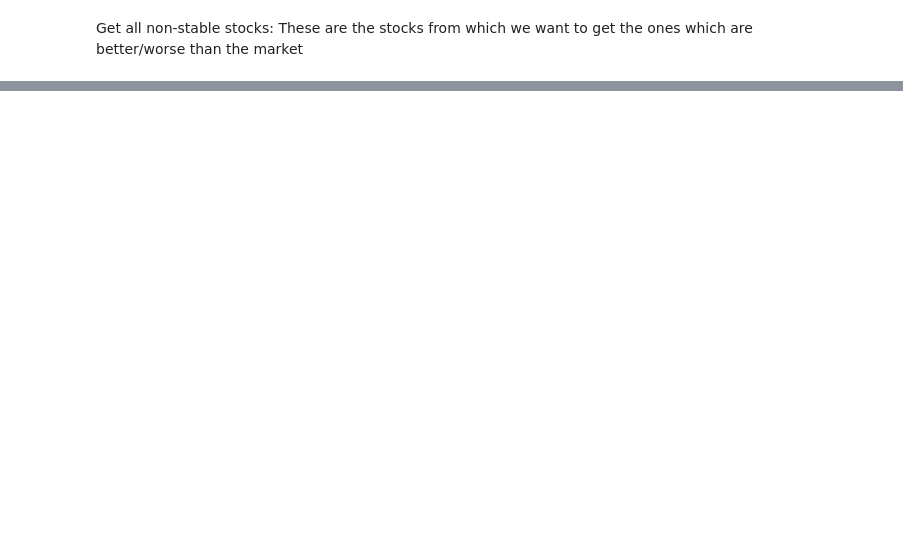
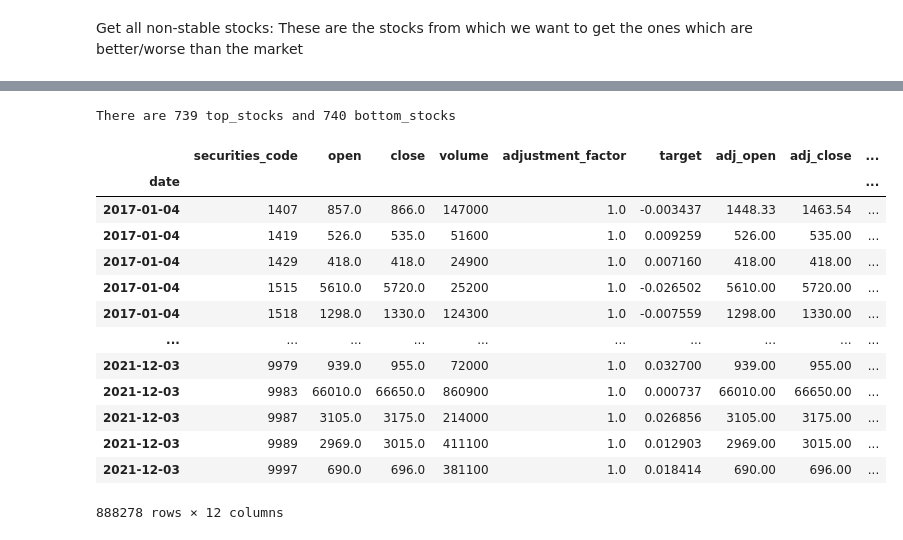
Before and after one commit to ofirnesher-nemodata/jpx-tokyo-stock-exchange-prediction, a Jupyter notebook: baseline.ipynb, the cells around one changed output, grey strips where cells are left out. Cells and saved outputs as stored; diff of their text form; code cells hidden in the pictures; blank space fills up the shorter version.

```diff
--- a/baseline.ipynb
+++ b/baseline.ipynb
@@ -119,2 +162,3 @@ std_df['std'].hist()
 # %%
-std_df.sort_values(by='std', inplace=True)
+statistics_df.sort_values(by='std', ascending=True, inplace=True)
+statistics_df
@@ -125,4 +183,4 @@ stable_stocks_df
 Get all non-stable stocks:
 These are the stocks from which we want to get the ones which are better/worse than the market
 # %%
-extreme_stocks = std_df[(NUMBER_OF_STABLE_STOCKS + 1):]
+extreme_stocks = statistics_df[(NUMBER_OF_STABLE_STOCKS + 1):]
@@ -129,3 +190,5 @@ extreme_stocks = std_df[(NUMBER_OF_STABLE_STOCKS + 1):]
 # %%
-top_df = extreme_stocks[extreme_stocks['mean'] > 0].sort_values(by=['std'])
-bottom_df = extreme_stocks[extreme_stocks['mean'] < 0].sort_values(by=['std'])
+top_stocks = extreme_stocks[extreme_stocks['mean'] > 0].sort_values(by=['std'], ascending=True).index.unique()
+bottom_stocks = extreme_stocks[extreme_stocks['mean'] < 0].sort_values(by=['std'], ascending=True).index.unique()
+top_stocks_df = all_stocks_df[all_stocks_df['securities_code'].isin(top_stocks)]
+bottom_stocks_df = all_stocks_df[all_stocks_df['securities_code'].isin(bottom_stocks)]
@@ -143,0 +195,21 @@ import sys
+# %%
+print(f'There are {len(top_stocks)} top_stocks and {len(bottom_stocks)} bottom_stocks')
+# %% [output]
+There are 739 top_stocks and 740 bottom_stocks
+# %%
+top_stocks_df
+# %% [output]
+|  | securities_code | open | close | volume | adjustment_factor | target | adj_open | adj_close | ... |
+| date |  |  |  |  |  |  |  |  | ... |
+| 2017-01-04 | 1407 | 857.0 | 866.0 | 147000 | 1.0 | -0.003437 | 1448.33 | 1463.54 | ... |
+| 2017-01-04 | 1419 | 526.0 | 535.0 | 51600 | 1.0 | 0.009259 | 526.00 | 535.00 | ... |
+| 2017-01-04 | 1429 | 418.0 | 418.0 | 24900 | 1.0 | 0.007160 | 418.00 | 418.00 | ... |
+| 2017-01-04 | 1515 | 5610.0 | 5720.0 | 25200 | 1.0 | -0.026502 | 5610.00 | 5720.00 | ... |
+| 2017-01-04 | 1518 | 1298.0 | 1330.0 | 124300 | 1.0 | -0.007559 | 1298.00 | 1330.00 | ... |
+| ... | ... | ... | ... | ... | ... | ... | ... | ... | ... |
+| 2021-12-03 | 9979 | 939.0 | 955.0 | 72000 | 1.0 | 0.032700 | 939.00 | 955.00 | ... |
+| 2021-12-03 | 9983 | 66010.0 | 66650.0 | 860900 | 1.0 | 0.000737 | 66010.00 | 66650.00 | ... |
+| 2021-12-03 | 9987 | 3105.0 | 3175.0 | 214000 | 1.0 | 0.026856 | 3105.00 | 3175.00 | ... |
+| 2021-12-03 | 9989 | 2969.0 | 3015.0 | 411100 | 1.0 | 0.012903 | 2969.00 | 3015.00 | ... |
+| 2021-12-03 | 9997 | 690.0 | 696.0 | 381100 | 1.0 | 0.018414 | 690.00 | 696.00 | ... |
+888278 rows × 12 columns
```
Also changed, not shown: parts of 57 cells of this notebook.
